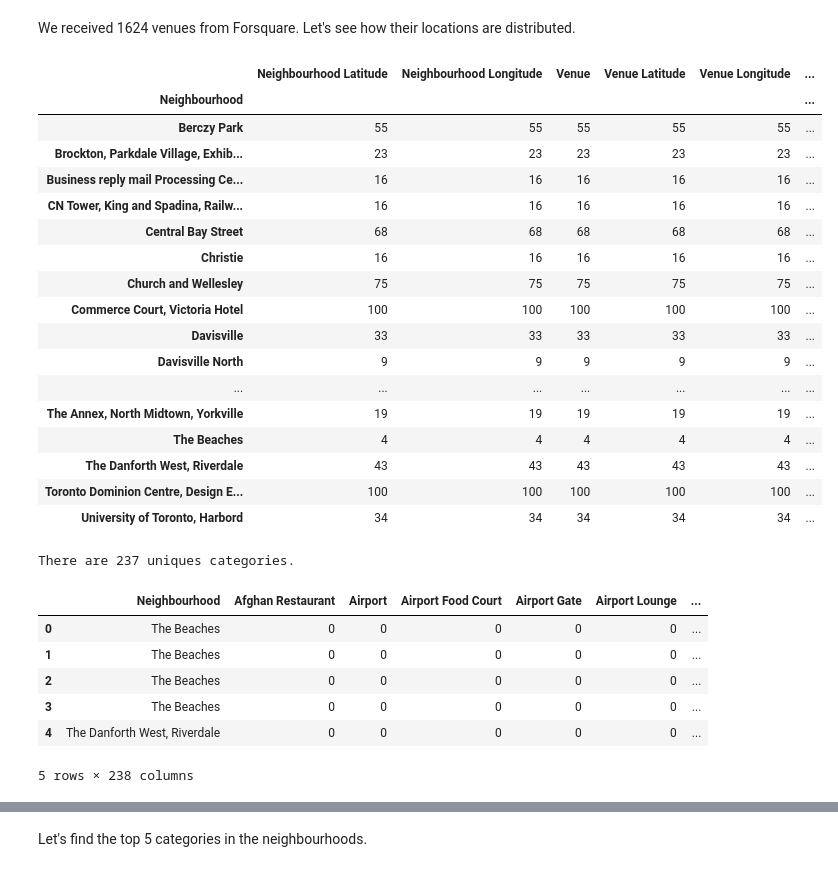
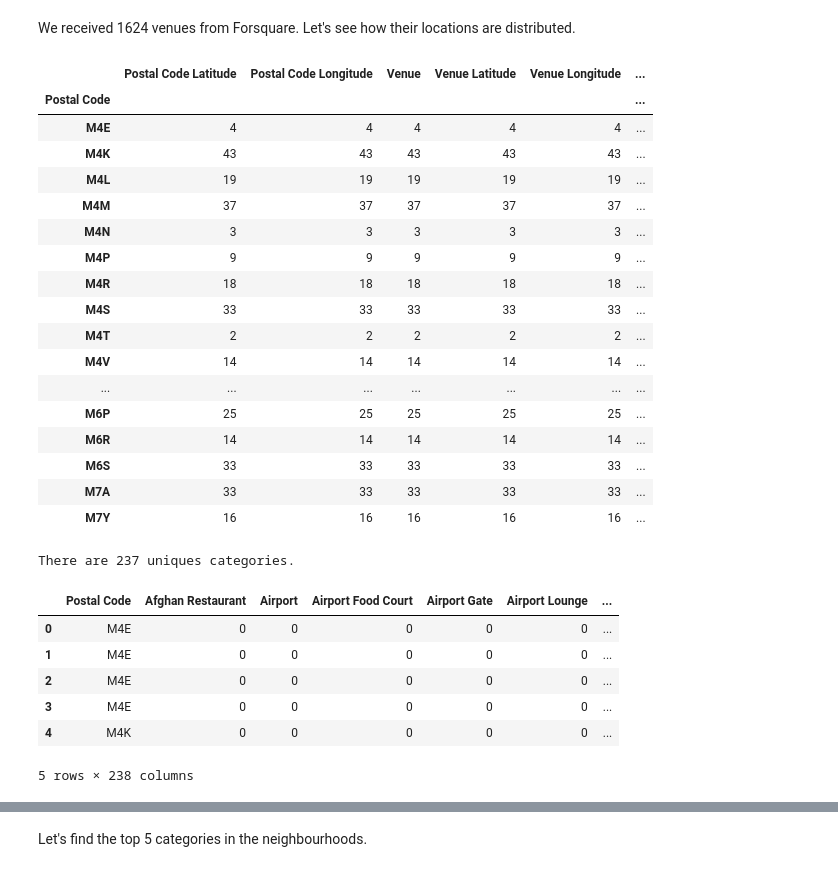
Before and after one commit to bencew/Coursera_Capstone, a Jupyter notebook: Segmenting and Clustering Neighborhoods in Toronto.ipynb, the cells around one changed output, grey strips where cells are left out. Drawn from its saved outputs; the diff is of its cells as text; code cells hidden in the pictures.

```diff
--- a/Segmenting and Clustering Neighborhoods in Toronto.ipynb
+++ b/Segmenting and Clustering Neighborhoods in Toronto.ipynb
@@ -307,9 +307,9 @@ def getNearbyVenues(names, latitudes, longitudes, radius=500):
             v['venue']['categories'][0]['name']) for v in results])
 
     nearby_venues = pd.DataFrame([item for venue_list in venues_list for item in venue_list])
-    nearby_venues.columns = ['Neighbourhood',
-                  'Neighbourhood Latitude',
-                  'Neighbourhood Longitude',
+    nearby_venues.columns = ['Postal Code',
+                  'Postal Code Latitude',
+                  'Postal Code Longitude',
                   'Venue',
                   'Venue Latitude',
                   'Venue Longitude',
@@ -317,7 +317,7 @@ def getNearbyVenues(names, latitudes, longitudes, radius=500):
 
     return(nearby_venues)
 # %%
-toronto_venues = getNearbyVenues(names=tor_bors['Neighbourhood'],
+toronto_venues = getNearbyVenues(names=tor_bors['Postal Code'],
                                    latitudes=tor_bors['Latitude'],
                                    longitudes=tor_bors['Longitude']
                                   )
@@ -355,26 +355,26 @@ toronto_venues.shape
 # %% [markdown]
 We received 1624 venues from Forsquare. Let's see how their locations are distributed.
 # %%
-toronto_venues.groupby('Neighbourhood').count()
+toronto_venues.groupby('Postal Code').count()
 # %% [output]
-|  | Neighbourhood Latitude | Neighbourhood Longitude | Venue | Venue Latitude | Venue Longitude | ... |
-| Neighbourhood |  |  |  |  |  | ... |
-| Berczy Park | 55 | 55 | 55 | 55 | 55 | ... |
-| Brockton, Parkdale Village, Exhib... | 23 | 23 | 23 | 23 | 23 | ... |
-| Business reply mail Processing Ce... | 16 | 16 | 16 | 16 | 16 | ... |
-| CN Tower, King and Spadina, Railw... | 16 | 16 | 16 | 16 | 16 | ... |
-| Central Bay Street | 68 | 68 | 68 | 68 | 68 | ... |
-| Christie | 16 | 16 | 16 | 16 | 16 | ... |
-| Church and Wellesley | 75 | 75 | 75 | 75 | 75 | ... |
-| Commerce Court, Victoria Hotel | 100 | 100 | 100 | 100 | 100 | ... |
-| Davisville | 33 | 33 | 33 | 33 | 33 | ... |
-| Davisville North | 9 | 9 | 9 | 9 | 9 | ... |
+|  | Postal Code Latitude | Postal Code Longitude | Venue | Venue Latitude | Venue Longitude | ... |
+| Postal Code |  |  |  |  |  | ... |
+| M4E | 4 | 4 | 4 | 4 | 4 | ... |
+| M4K | 43 | 43 | 43 | 43 | 43 | ... |
+| M4L | 19 | 19 | 19 | 19 | 19 | ... |
+| M4M | 37 | 37 | 37 | 37 | 37 | ... |
+| M4N | 3 | 3 | 3 | 3 | 3 | ... |
+| M4P | 9 | 9 | 9 | 9 | 9 | ... |
+| M4R | 18 | 18 | 18 | 18 | 18 | ... |
+| M4S | 33 | 33 | 33 | 33 | 33 | ... |
+| M4T | 2 | 2 | 2 | 2 | 2 | ... |
+| M4V | 14 | 14 | 14 | 14 | 14 | ... |
 | ... | ... | ... | ... | ... | ... | ... |
-| The Annex, North Midtown, Yorkville | 19 | 19 | 19 | 19 | 19 | ... |
-| The Beaches | 4 | 4 | 4 | 4 | 4 | ... |
-| The Danforth West, Riverdale | 43 | 43 | 43 | 43 | 43 | ... |
-| Toronto Dominion Centre, Design E... | 100 | 100 | 100 | 100 | 100 | ... |
-| University of Toronto, Harbord | 34 | 34 | 34 | 34 | 34 | ... |
+| M6P | 25 | 25 | 25 | 25 | 25 | ... |
+| M6R | 14 | 14 | 14 | 14 | 14 | ... |
+| M6S | 33 | 33 | 33 | 33 | 33 | ... |
+| M7A | 33 | 33 | 33 | 33 | 33 | ... |
+| M7Y | 16 | 16 | 16 | 16 | 16 | ... |
 # %%
 print('There are {} uniques categories.'.format(len(toronto_venues['Venue Category'].unique())))
 # %% [output]
@@ -384,7 +384,7 @@ There are 237 uniques categories.
 toronto_onehot = pd.get_dummies(toronto_venues[['Venue Category']], prefix="", prefix_sep="")
 
 # add neighborhood column back to dataframe
-toronto_onehot['Neighbourhood'] = toronto_venues['Neighbourhood']
+toronto_onehot['Postal Code'] = toronto_venues['Postal Code']
 
 # move neighborhood column to the first column
 fixed_columns = [toronto_onehot.columns[-1]] + list(toronto_onehot.columns[:-1])
@@ -392,11 +392,11 @@ toronto_onehot = toronto_onehot[fixed_columns]
 
 toronto_onehot.head()
 # %% [output]
-|  | Neighbourhood | Afghan Restaurant | Airport | Airport Food Court | Airport Gate | Airport Lounge | ... |
-| 0 | The Beaches | 0 | 0 | 0 | 0 | 0 | ... |
-| 1 | The Beaches | 0 | 0 | 0 | 0 | 0 | ... |
-| 2 | The Beaches | 0 | 0 | 0 | 0 | 0 | ... |
-| 3 | The Beaches | 0 | 0 | 0 | 0 | 0 | ... |
-| 4 | The Danforth West, Riverdale | 0 | 0 | 0 | 0 | 0 | ... |
+|  | Postal Code | Afghan Restaurant | Airport | Airport Food Court | Airport Gate | Airport Lounge | ... |
+| 0 | M4E | 0 | 0 | 0 | 0 | 0 | ... |
+| 1 | M4E | 0 | 0 | 0 | 0 | 0 | ... |
+| 2 | M4E | 0 | 0 | 0 | 0 | 0 | ... |
+| 3 | M4E | 0 | 0 | 0 | 0 | 0 | ... |
+| 4 | M4K | 0 | 0 | 0 | 0 | 0 | ... |
 5 rows × 238 columns
 # %%
```
Also changed, not shown: parts of 33 cells of this notebook.
